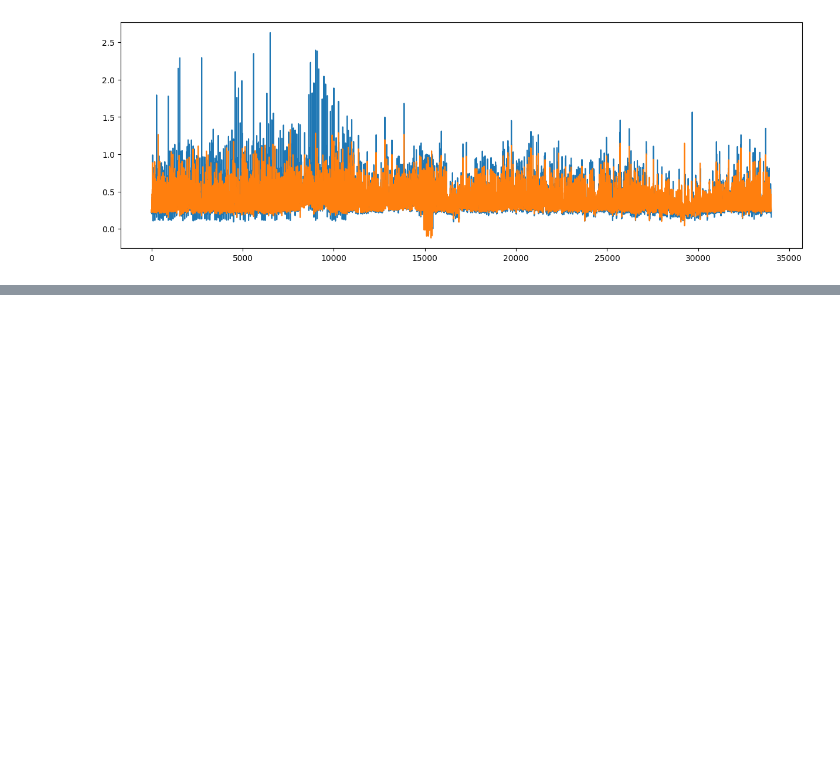
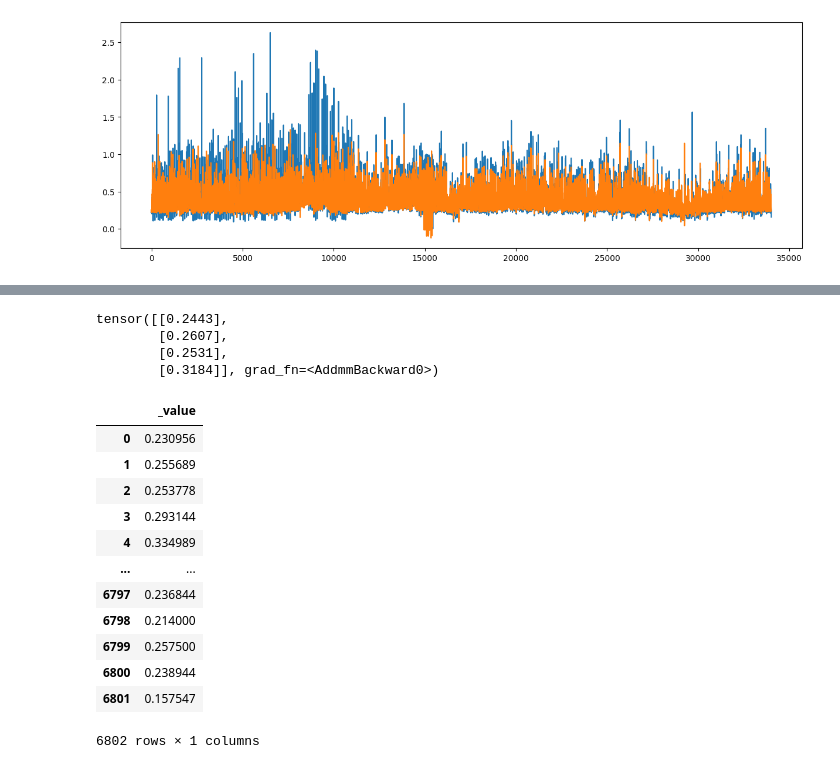
Before and after one commit to KlaraGtknst/I2OT_energy, a Jupyter notebook: prognose/notebooks/02-TrainLSTM.ipynb, the cells around one changed output, grey strips where cells are left out. Cells and saved outputs as stored; diff of their text form; code cells hidden in the pictures; blank space fills up the shorter version.

```diff
--- a/prognose/notebooks/02-TrainLSTM.ipynb
+++ b/prognose/notebooks/02-TrainLSTM.ipynb
@@ -105,2 +108,24 @@ plt.plot(y_train[:300])
 # %%
 torch.save(model.state_dict(), '../saved_models/lstm_w4.pt')
+# %%
+# test inference with model
+print(model(X_test[0]))
+y_test
+# %% [output]
+tensor([[0.2443],
+        [0.2607],
+        [0.2531],
+        [0.3184]], grad_fn=<AddmmBackward0>)
+|  | _value |
+| 0 | 0.230956 |
+| 1 | 0.255689 |
+| 2 | 0.253778 |
+| 3 | 0.293144 |
+| 4 | 0.334989 |
+| ... | ... |
+| 6797 | 0.236844 |
+| 6798 | 0.214000 |
+| 6799 | 0.257500 |
+| 6800 | 0.238944 |
+| 6801 | 0.157547 |
+6802 rows × 1 columns
```
Also changed, not shown: parts of 2 cells of this notebook, 1 other file.
